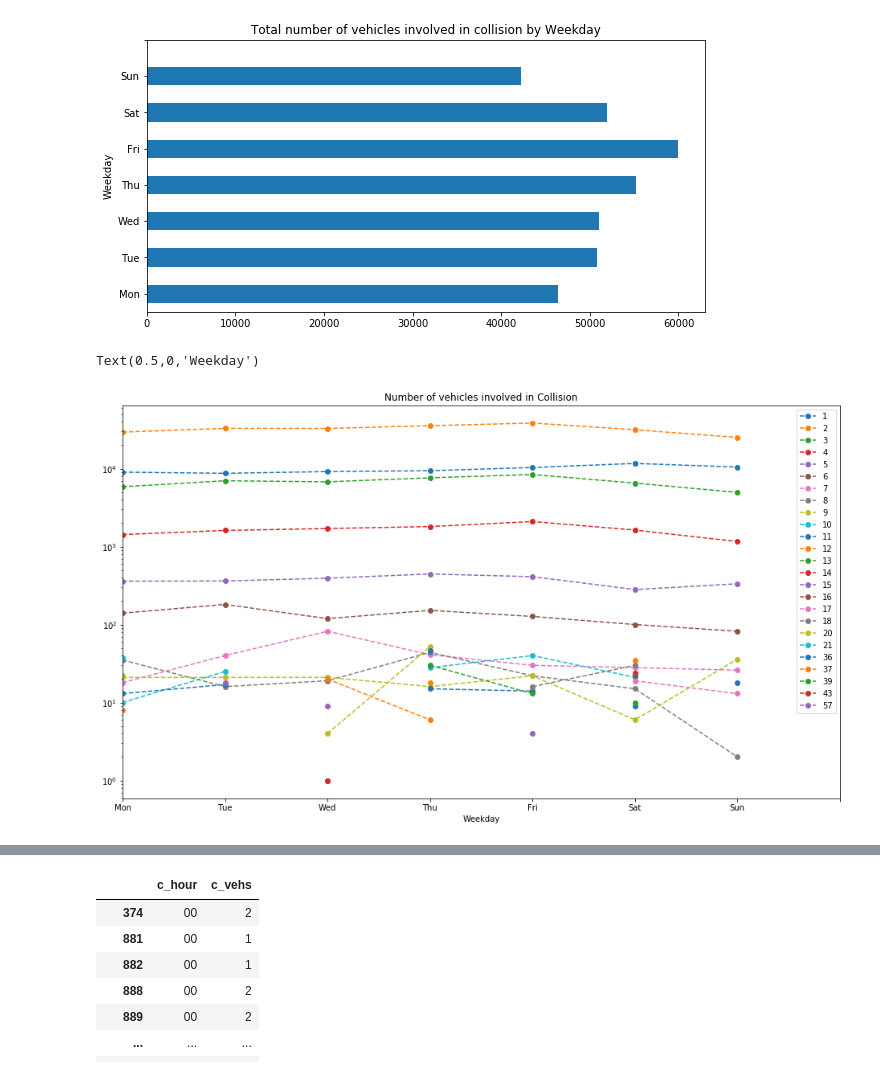
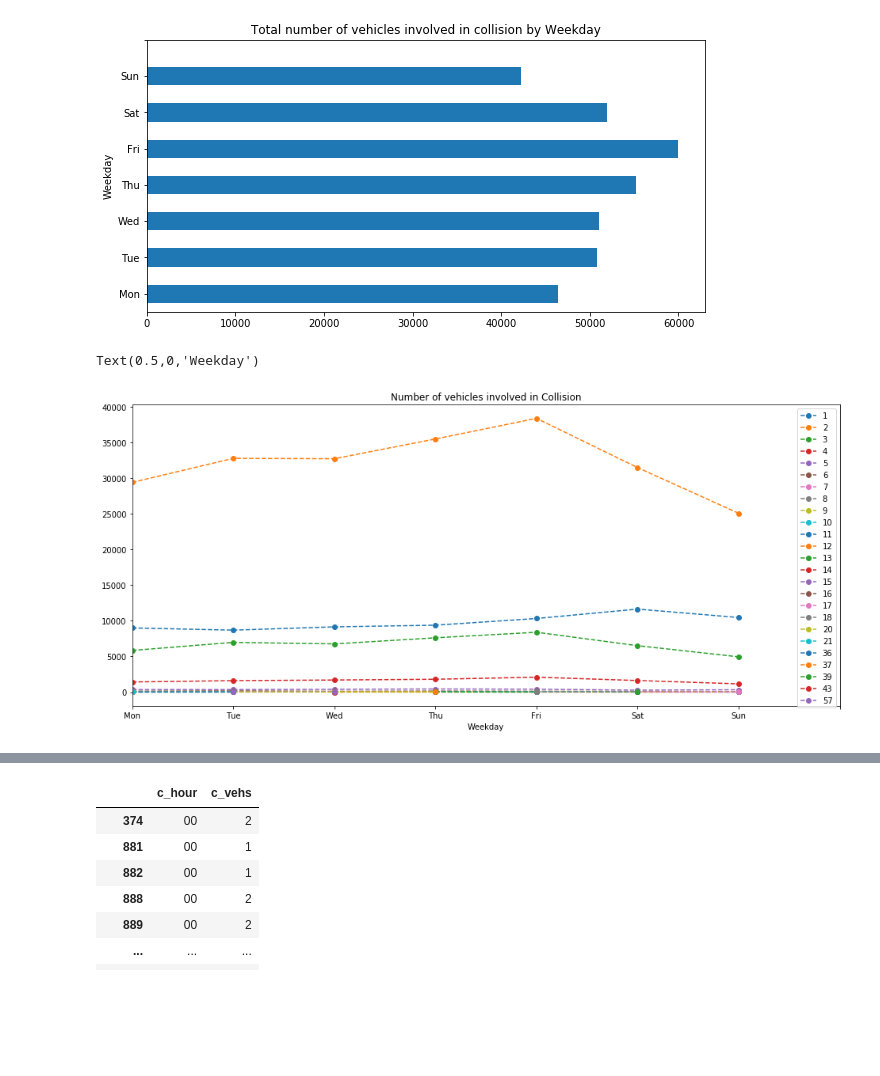
Before and after one commit to rynho/3250-G3, a Jupyter notebook: jupyterNB/Chae.ipynb, the cells around one changed output, grey strips where cells are left out. Cells and saved outputs as stored; diff of their text form; code cells hidden in the pictures; blank space fills up the shorter version.

```diff
--- a/jupyterNB/Chae.ipynb
+++ b/jupyterNB/Chae.ipynb
@@ -148,11 +146,11 @@ Text(0,0.5,'Weekday')
 # %%
 #Relationship of number of vehicles involved in collision (1-57 vehicles) on a specific weekday
 w_day1=df3.groupby(['c_wday','c_vehs']).size().unstack()
 w_day1
-w_day1.iloc[:].plot(logy=True,style = 'o--', figsize=(16,9), title = 'Number of vehicles involved in Collision')
+w_day1.iloc[:].plot(style = 'o--', figsize=(16,7), title = 'Number of vehicles involved in Collision')
 plt.legend(loc='best')
 plt.xticks(range(0,8),weekday)
 plt.xlabel('Weekday')
 # %% [output]
 Text(0.5,0,'Weekday')
-[figure, old version]
+[figure, new version]
```
Also changed, not shown: parts of 29 cells of this notebook.
